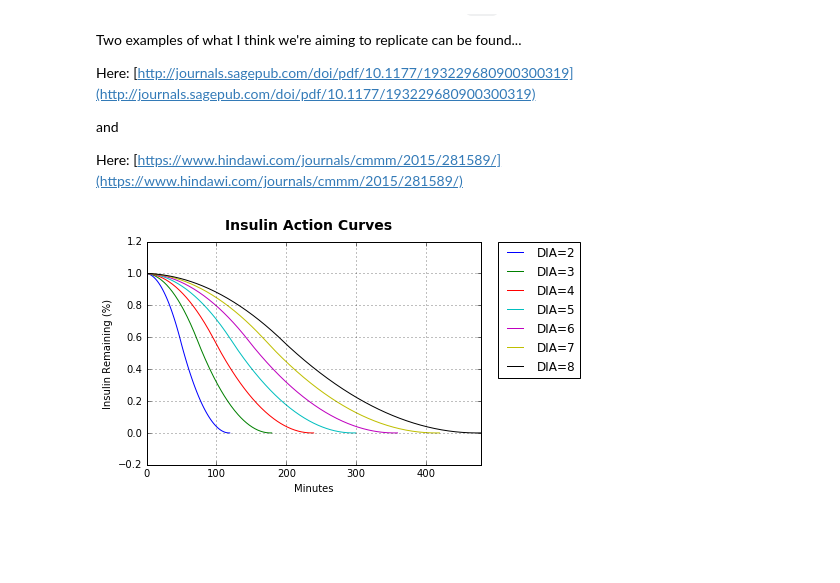
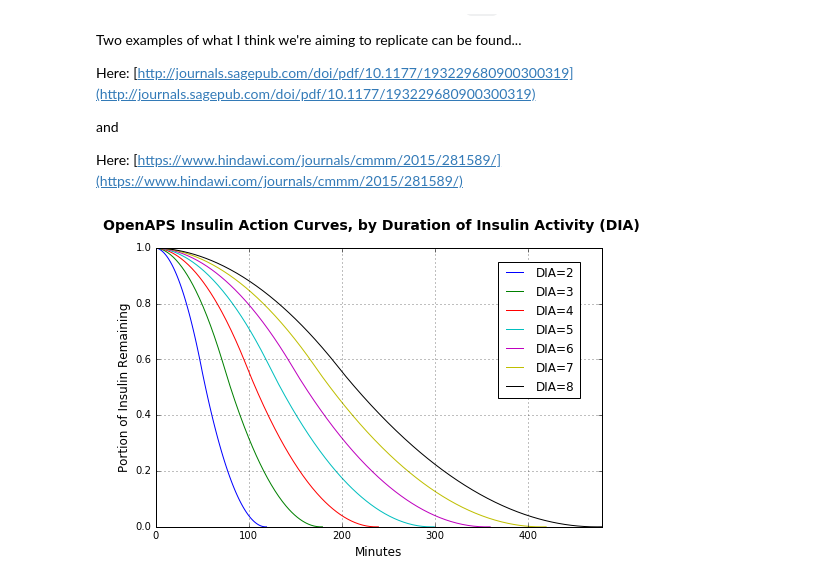
Before and after one commit to Nightscou2018/Replicate-OpenAPS-IOB-calcs, a Jupyter notebook: OpenAPS IOB Calculations.ipynb, the cells around one changed output. Cells and saved outputs as stored; diff of their text form; code cells hidden in the pictures; blank space fills up the shorter version.

Commit message:
Some minor adjustments to figure size and now producing a *.png file

```diff
--- a/OpenAPS IOB Calculations.ipynb
+++ b/OpenAPS IOB Calculations.ipynb
@@ -59,17 +59,18 @@ for dia in range(2, 9):                           # NB: range ends at n-1
     dict_of_dfs_by_dia.update({dia : iob_df})
 # %%
 # Now plot the curves
-plt.axis([0,240,-0.2,1.2])
-plt.ylabel('Insulin Remaining (%)')
-plt.xlabel('Minutes')
-plt.suptitle('Insulin Action Curves', fontsize=14, fontweight='bold')
-
+plt.figure(figsize=(8, 5))
+plt.axis([0,480,0,1])
+plt.ylabel('Portion of Insulin Remaining', fontsize=12)
+plt.xlabel('Minutes', fontsize=12)
+plt.suptitle('OpenAPS Insulin Action Curves, by Duration of Insulin Activity (DIA)', fontsize=14, fontweight='bold')
 
 for dia in range(2,9):
     dia_str = str(dia)
     dict_of_dfs_by_dia[dia]['iob_pct_dia_' + dia_str].plot(kind='line', label='DIA='+dia_str).grid(True)
 
-plt.legend(bbox_to_anchor=(1.05, 1), loc=2, borderaxespad=0.)
+plt.legend(bbox_to_anchor=(0.95, 0.95), loc=1, borderaxespad=0.)
+plt.savefig('OpenAPS_insulin_action_curves_by_dia.png', format='png', dpi=600)
 plt.show()
 # %% [output]
-[figure, old version]
+[figure, new version]
```
Also changed, not shown: parts of 1 cell of this notebook, 2 other files.
